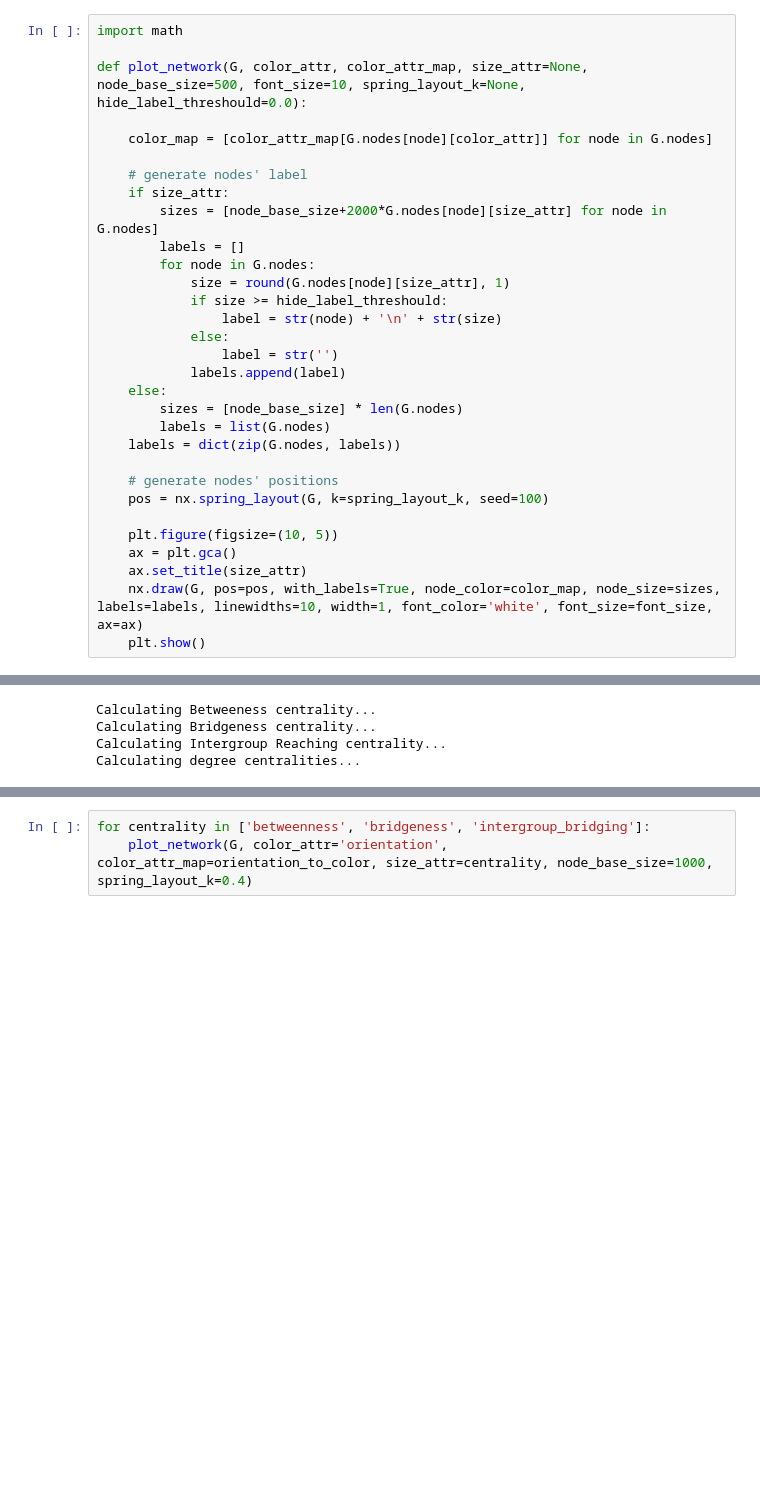
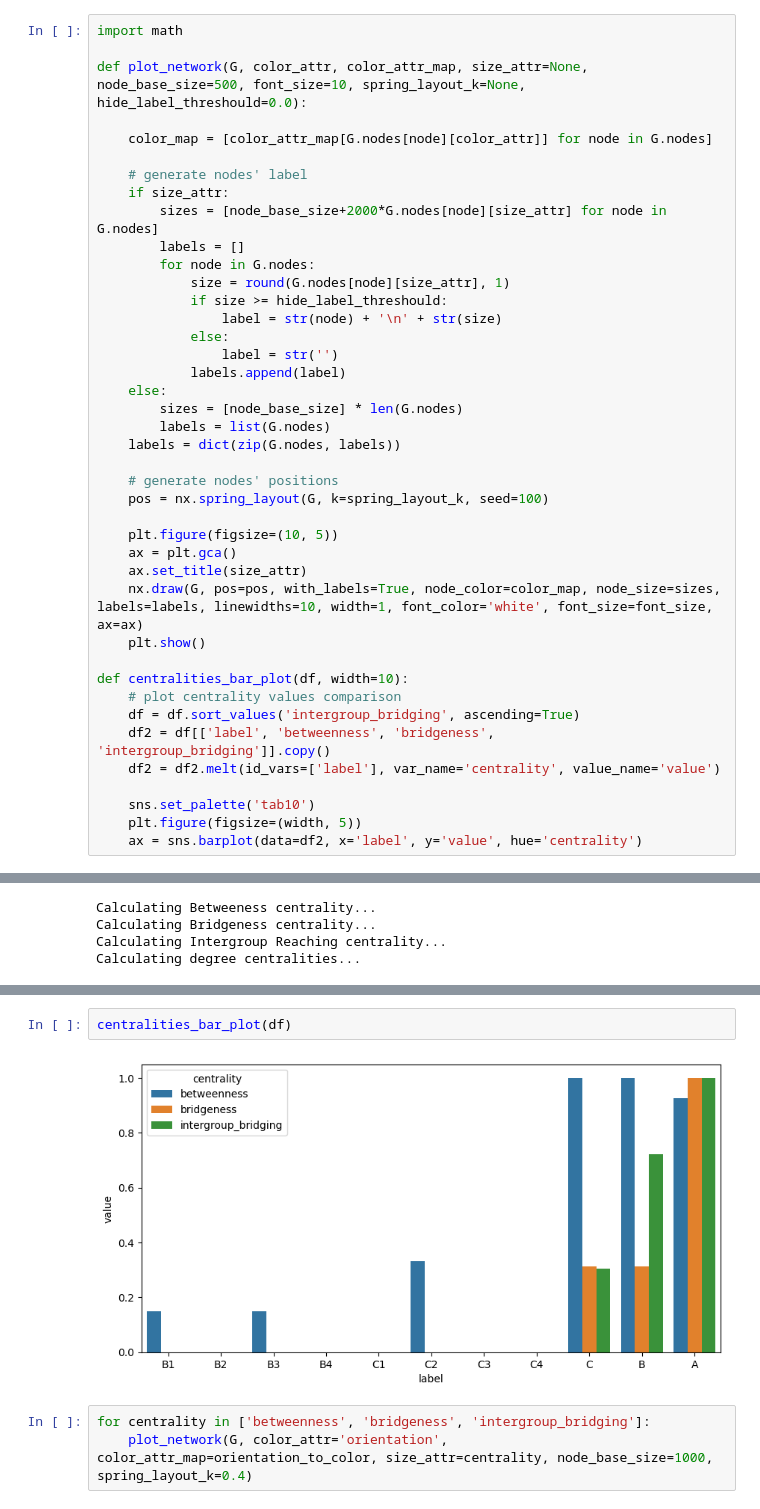
Before and after one commit to jordankobellarz/intergroup-bridging, a Jupyter notebook: centralities_comparison.ipynb, the cells around one changed output, grey strips where cells are left out. Cells and saved outputs as stored; diff of their text form; blank space fills up the shorter version.

Commit message:
added barplot for centrality comparisons

```diff
--- a/centralities_comparison.ipynb
+++ b/centralities_comparison.ipynb
@@ -36,6 +36,16 @@ def plot_network(G, color_attr, color_attr_map, size_attr=None, node_base_size=5
     ax.set_title(size_attr)
     nx.draw(G, pos=pos, with_labels=True, node_color=color_map, node_size=sizes, labels=labels, linewidths=10, width=1, font_color='white', font_size=font_size, ax=ax)
     plt.show()
+
+def centralities_bar_plot(df, width=10):
+    # plot centrality values comparison
+    df = df.sort_values('intergroup_bridging', ascending=True)
+    df2 = df[['label', 'betweenness', 'bridgeness', 'intergroup_bridging']].copy()
+    df2 = df2.melt(id_vars=['label'], var_name='centrality', value_name='value')
+
+    sns.set_palette('tab10')
+    plt.figure(figsize=(width, 5))
+    ax = sns.barplot(data=df2, x='label', y='value', hue='centrality')
 # %% [markdown]
 # 🧪 [Jensen et. al 2015](https://arxiv.org/pdf/1509.08295.pdf) Syntethic Network experiment
 # %%
@@ -116,3 +126,7 @@ df.sort_values('label', ascending=True).round(2)[['label', 'orientation', 'degre
+# %%
+centralities_bar_plot(df)
+# %% [output]
+[figure, added]
 # %%
 for centrality in ['betweenness', 'bridgeness', 'intergroup_bridging']:
     plot_network(G, color_attr='orientation', color_attr_map=orientation_to_color, size_attr=centrality, node_base_size=1000, spring_layout_k=0.4)
```
Also changed, not shown: parts of 3 cells of this notebook, 1 other file.
